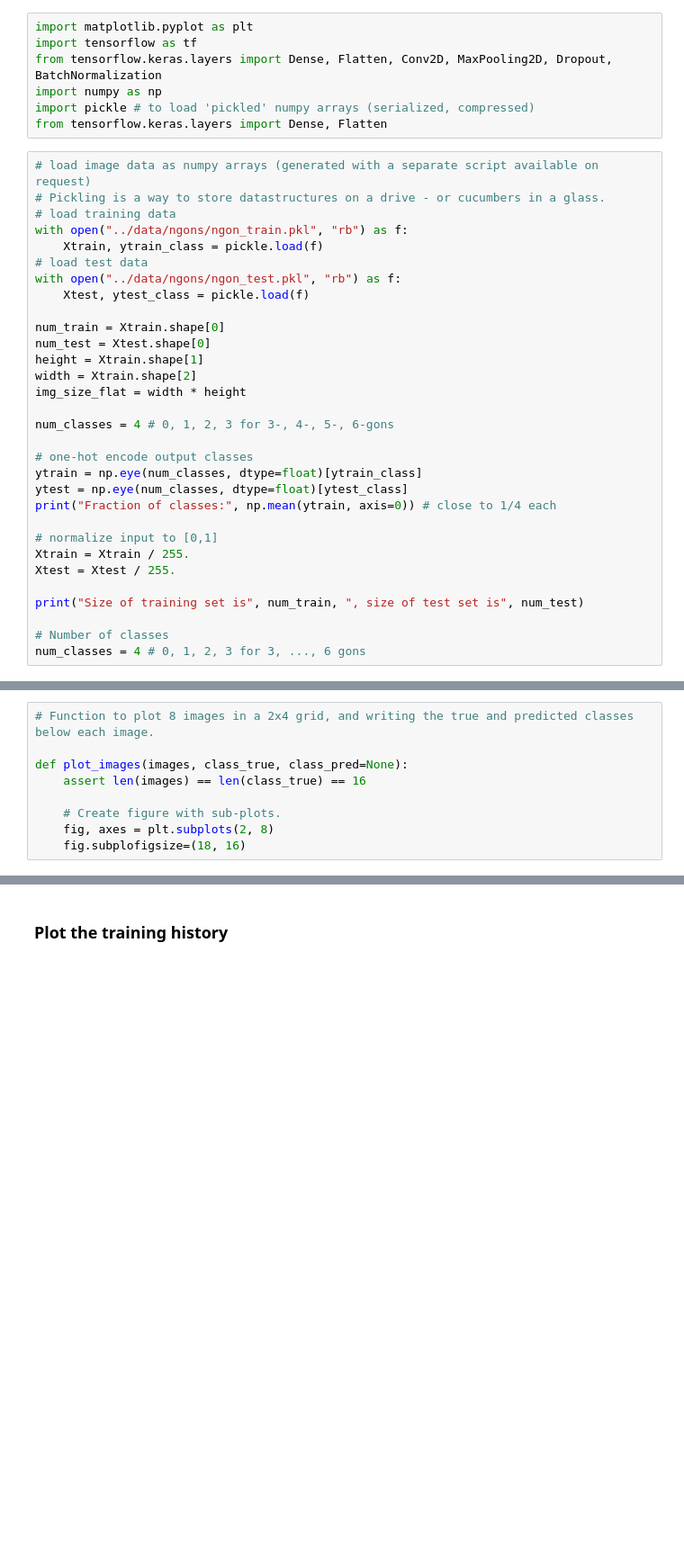
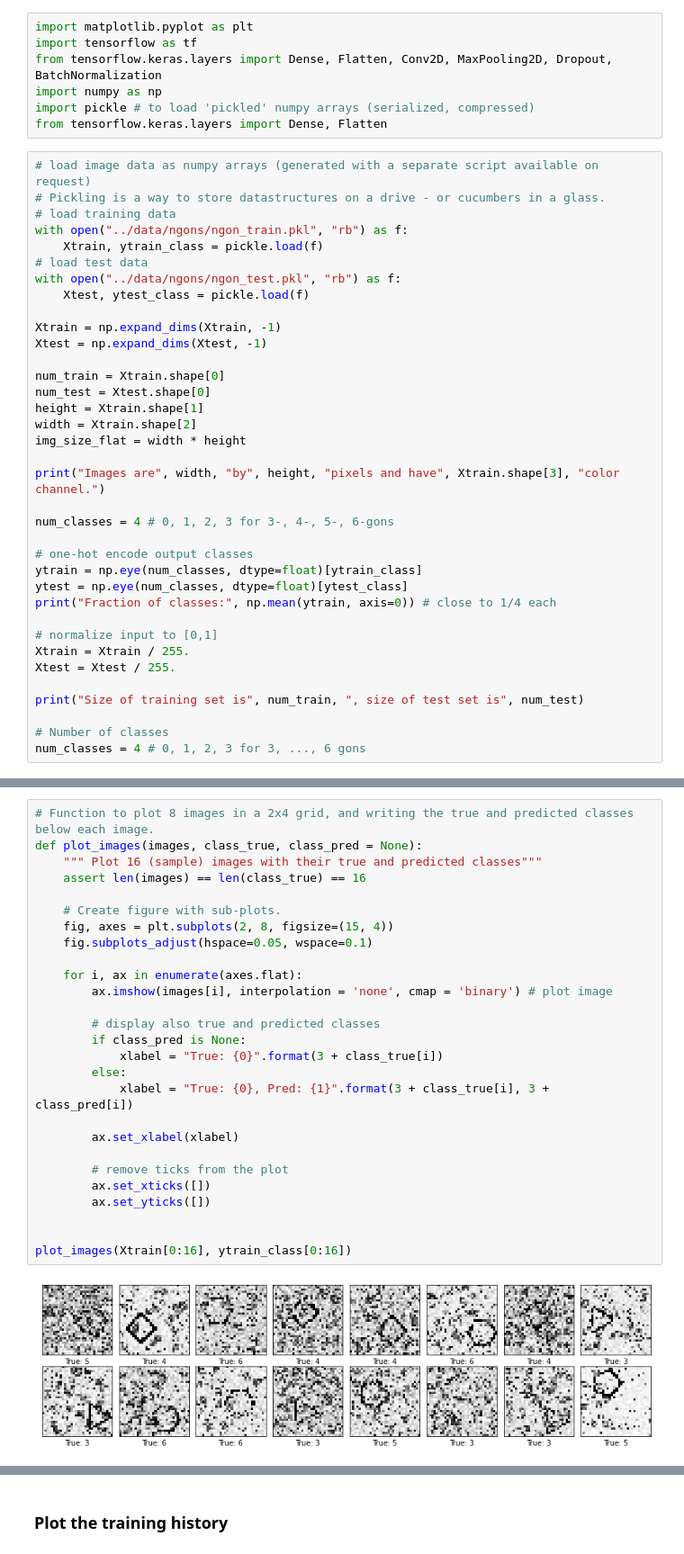
Before and after one commit to mslehre/KI-Block, a Jupyter notebook: exercises/solutions/es3-ex1-sol.ipynb, the cells around one changed output, grey strips where cells are left out. Shown at 90% size. Saved outputs shown, nothing was run; the diff lists cells and outputs as text; blank space fills up the shorter version.

```diff
--- a/exercises/solutions/es3-ex1-sol.ipynb
+++ b/exercises/solutions/es3-ex1-sol.ipynb
@@ -23,11 +25,16 @@ with open("../data/ngons/ngon_train.pkl", "rb") as f:
 with open("../data/ngons/ngon_test.pkl", "rb") as f:
     Xtest, ytest_class = pickle.load(f)
 
+Xtrain = np.expand_dims(Xtrain, -1)
+Xtest = np.expand_dims(Xtest, -1)
+
 num_train = Xtrain.shape[0]
 num_test = Xtest.shape[0]
 height = Xtrain.shape[1]
 width = Xtrain.shape[2]
 img_size_flat = width * height
+
+print("Images are", width, "by", height, "pixels and have", Xtrain.shape[3], "color channel.")
 
 num_classes = 4 # 0, 1, 2, 3 for 3-, 4-, 5-, 6-gons
 
@@ -49,10 +57,30 @@ Fraction of classes: [0.2567 0.2409 0.2502 0.2522]
 Size of training set is 10000 , size of test set is 2000
 # %%
 # Function to plot 8 images in a 2x4 grid, and writing the true and predicted classes below each image.
-
-def plot_images(images, class_true, class_pred=None):
+def plot_images(images, class_true, class_pred = None):
+    """ Plot 16 (sample) images with their true and predicted classes"""
     assert len(images) == len(class_true) == 16
 
     # Create figure with sub-plots.
-    fig, axes = plt.subplots(2, 8)
-    fig.subplofigsize=(18, 16)
+    fig, axes = plt.subplots(2, 8, figsize=(15, 4))
+    fig.subplots_adjust(hspace=0.05, wspace=0.1)
+
+    for i, ax in enumerate(axes.flat):
+        ax.imshow(images[i], interpolation = 'none', cmap = 'binary') # plot image
+
+        # display also true and predicted classes
+        if class_pred is None:
+            xlabel = "True: {0}".format(3 + class_true[i])
+        else:
+            xlabel = "True: {0}, Pred: {1}".format(3 + class_true[i], 3 + class_pred[i])
+
+        ax.set_xlabel(xlabel)
+
+        # remove ticks from the plot
+        ax.set_xticks([])
+        ax.set_yticks([])
+
+
+plot_images(Xtrain[0:16], ytrain_class[0:16])
+# %% [output]
+[figure, added]
```
Also changed, not shown: parts of 7 cells of this notebook, 1 other file.
